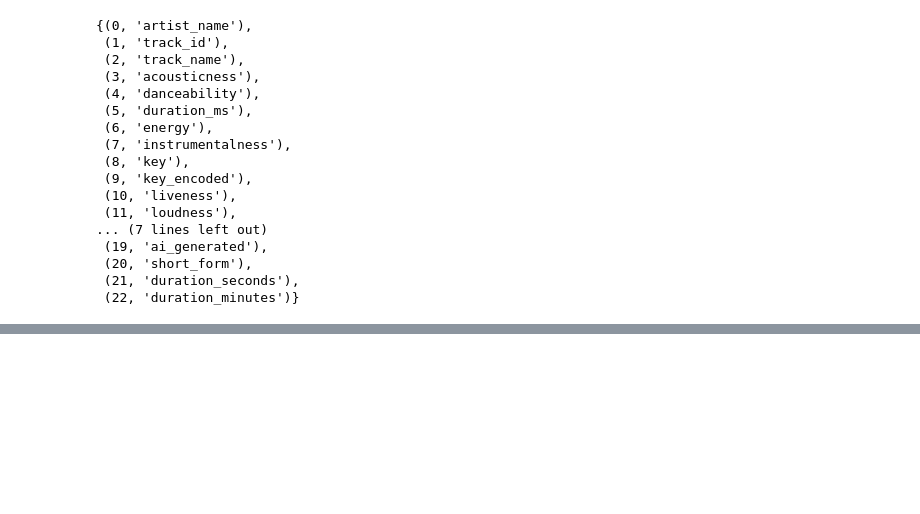
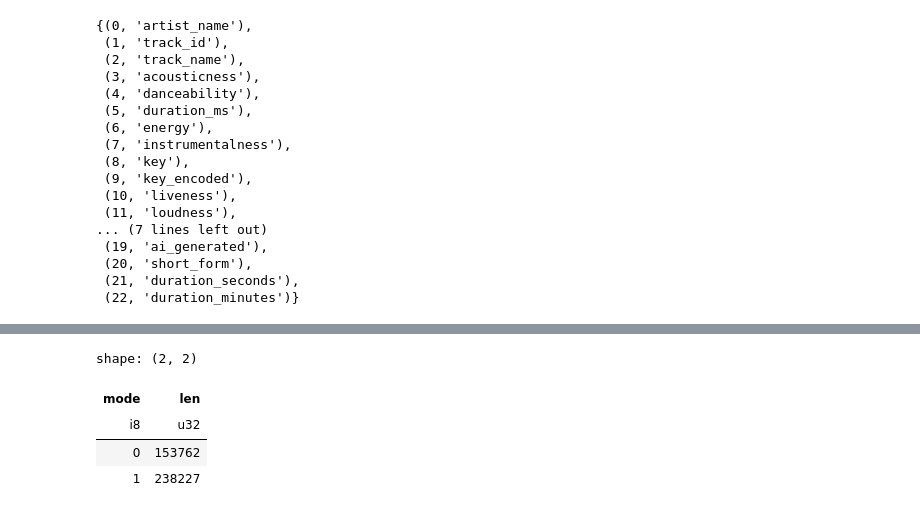
Before and after one commit to ZygimantasB/polars_library, a Jupyter notebook: kaggle/spotify_2026_scenarios.ipynb, the cells around one changed output, grey strips where cells are left out. Drawn from its saved outputs; the diff is of its cells as text; code cells hidden in the pictures; blank space fills up the shorter version.

```diff
--- a/kaggle/spotify_2026_scenarios.ipynb
+++ b/kaggle/spotify_2026_scenarios.ipynb
@@ -313,0 +337,8 @@ shape: (391_989, 23)
+# %%
+df.group_by('mode').len().sort('mode')
+# %% [output]
+shape: (2, 2)
+| mode | len |
+| i8 | u32 |
+| 0 | 153762 |
+| 1 | 238227 |
```
Also changed, not shown: parts of 2 cells of this notebook.
